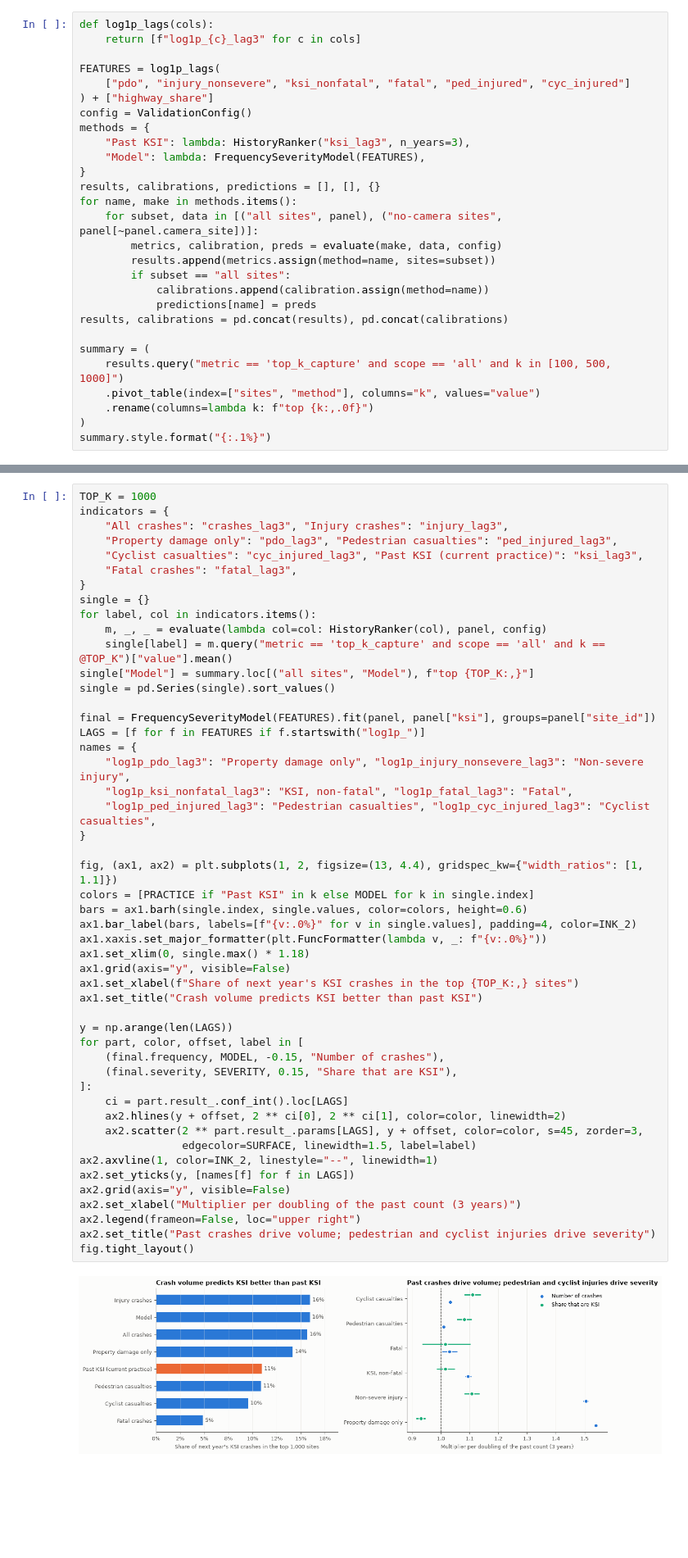
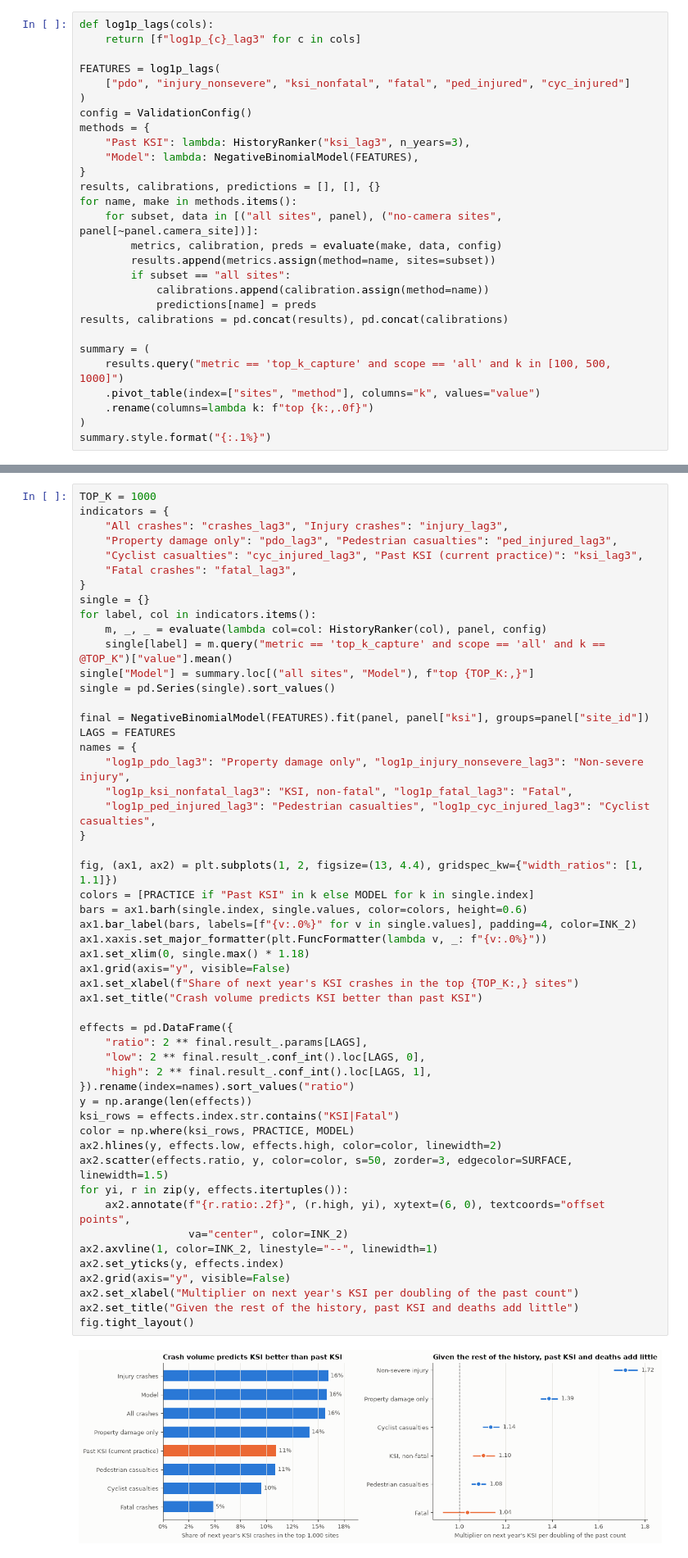
Before and after one commit to Group-7-Capstone/Group-7-Capstone, a Jupyter notebook: experiments/q1_ksi_risk.ipynb, the cells around one changed output, grey strips where cells are left out. Shown at 82% size. Cells and saved outputs as stored; diff of their text form; blank space fills up the shorter version.

```diff
--- a/experiments/q1_ksi_risk.ipynb
+++ b/experiments/q1_ksi_risk.ipynb
@@ -67,11 +70,11 @@ def log1p_lags(cols):
 
 FEATURES = log1p_lags(
     ["pdo", "injury_nonsevere", "ksi_nonfatal", "fatal", "ped_injured", "cyc_injured"]
-) + ["highway_share"]
+)
 config = ValidationConfig()
 methods = {
     "Past KSI": lambda: HistoryRanker("ksi_lag3", n_years=3),
-    "Model": lambda: FrequencySeverityModel(FEATURES),
+    "Model": lambda: NegativeBinomialModel(FEATURES),
 }
 results, calibrations, predictions = [], [], {}
 for name, make in methods.items():
@@ -110,49 +113,52 @@ indicators = {
     "Cyclist casualties": "cyc_injured_lag3", "Past KSI (current practice)": "ksi_lag3",
     "Fatal crashes": "fatal_lag3",
 }
 single = {}
 for label, col in indicators.items():
     m, _, _ = evaluate(lambda col=col: HistoryRanker(col), panel, config)
     single[label] = m.query("metric == 'top_k_capture' and scope == 'all' and k == @TOP_K")["value"].mean()
 single["Model"] = summary.loc[("all sites", "Model"), f"top {TOP_K:,}"]
 single = pd.Series(single).sort_values()
 
-final = FrequencySeverityModel(FEATURES).fit(panel, panel["ksi"], groups=panel["site_id"])
-LAGS = [f for f in FEATURES if f.startswith("log1p_")]
+final = NegativeBinomialModel(FEATURES).fit(panel, panel["ksi"], groups=panel["site_id"])
+LAGS = FEATURES
 names = {
     "log1p_pdo_lag3": "Property damage only", "log1p_injury_nonsevere_lag3": "Non-severe injury",
     "log1p_ksi_nonfatal_lag3": "KSI, non-fatal", "log1p_fatal_lag3": "Fatal",
     "log1p_ped_injured_lag3": "Pedestrian casualties", "log1p_cyc_injured_lag3": "Cyclist casualties",
 }
 
 fig, (ax1, ax2) = plt.subplots(1, 2, figsize=(13, 4.4), gridspec_kw={"width_ratios": [1, 1.1]})
 colors = [PRACTICE if "Past KSI" in k else MODEL for k in single.index]
 bars = ax1.barh(single.index, single.values, color=colors, height=0.6)
 ax1.bar_label(bars, labels=[f"{v:.0%}" for v in single.values], padding=4, color=INK_2)
 ax1.xaxis.set_major_formatter(plt.FuncFormatter(lambda v, _: f"{v:.0%}"))
 ax1.set_xlim(0, single.max() * 1.18)
 ax1.grid(axis="y", visible=False)
 ax1.set_xlabel(f"Share of next year's KSI crashes in the top {TOP_K:,} sites")
 ax1.set_title("Crash volume predicts KSI better than past KSI")
 
-y = np.arange(len(LAGS))
-for part, color, offset, label in [
-    (final.frequency, MODEL, -0.15, "Number of crashes"),
-    (final.severity, SEVERITY, 0.15, "Share that are KSI"),
-]:
-    ci = part.result_.conf_int().loc[LAGS]
-    ax2.hlines(y + offset, 2 ** ci[0], 2 ** ci[1], color=color, linewidth=2)
-    ax2.scatter(2 ** part.result_.params[LAGS], y + offset, color=color, s=45, zorder=3,
-                edgecolor=SURFACE, linewidth=1.5, label=label)
+effects = pd.DataFrame({
+    "ratio": 2 ** final.result_.params[LAGS],
+    "low": 2 ** final.result_.conf_int().loc[LAGS, 0],
+    "high": 2 ** final.result_.conf_int().loc[LAGS, 1],
+}).rename(index=names).sort_values("ratio")
+y = np.arange(len(effects))
+ksi_rows = effects.index.str.contains("KSI|Fatal")
+color = np.where(ksi_rows, PRACTICE, MODEL)
+ax2.hlines(y, effects.low, effects.high, color=color, linewidth=2)
+ax2.scatter(effects.ratio, y, color=color, s=50, zorder=3, edgecolor=SURFACE, linewidth=1.5)
+for yi, r in zip(y, effects.itertuples()):
+    ax2.annotate(f"{r.ratio:.2f}", (r.high, yi), xytext=(6, 0), textcoords="offset points",
+                 va="center", color=INK_2)
 ax2.axvline(1, color=INK_2, linestyle="--", linewidth=1)
-ax2.set_yticks(y, [names[f] for f in LAGS])
+ax2.set_yticks(y, effects.index)
 ax2.grid(axis="y", visible=False)
-ax2.set_xlabel("Multiplier per doubling of the past count (3 years)")
-ax2.legend(frameon=False, loc="upper right")
-ax2.set_title("Past crashes drive volume; pedestrian and cyclist injuries drive severity")
+ax2.set_xlabel("Multiplier on next year's KSI per doubling of the past count")
+ax2.set_title("Given the rest of the history, past KSI and deaths add little")
 fig.tight_layout()
 # %% [output]
-[figure, old version]
+[figure, new version]
 # %% [markdown]
 ## 3. How accurate are the predicted numbers?
 
```
Also changed, not shown: parts of 11 cells of this notebook, 3 other files.
